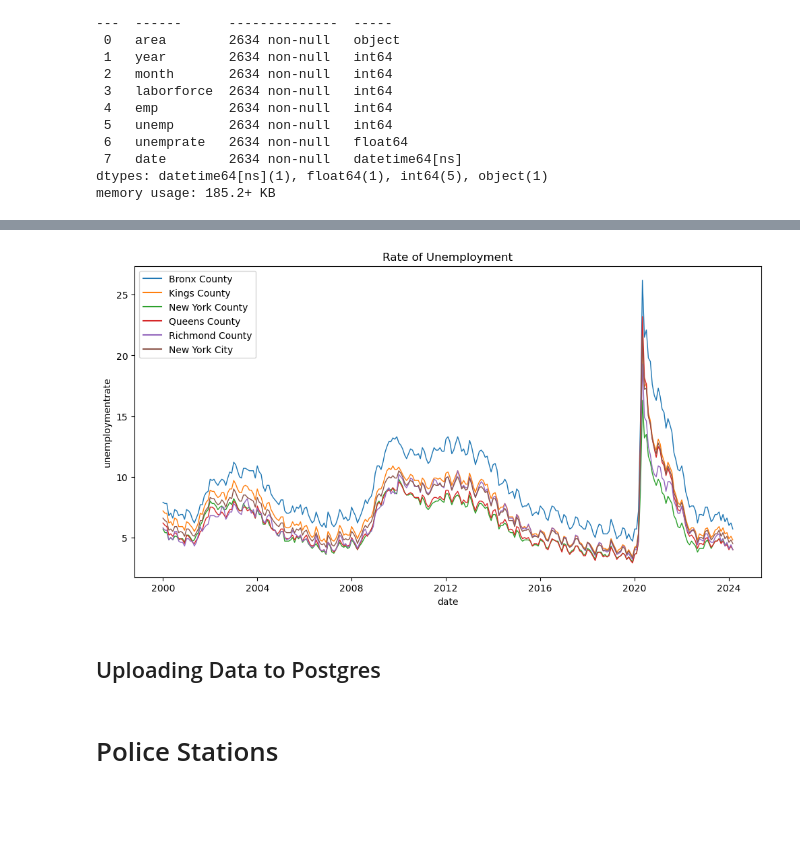
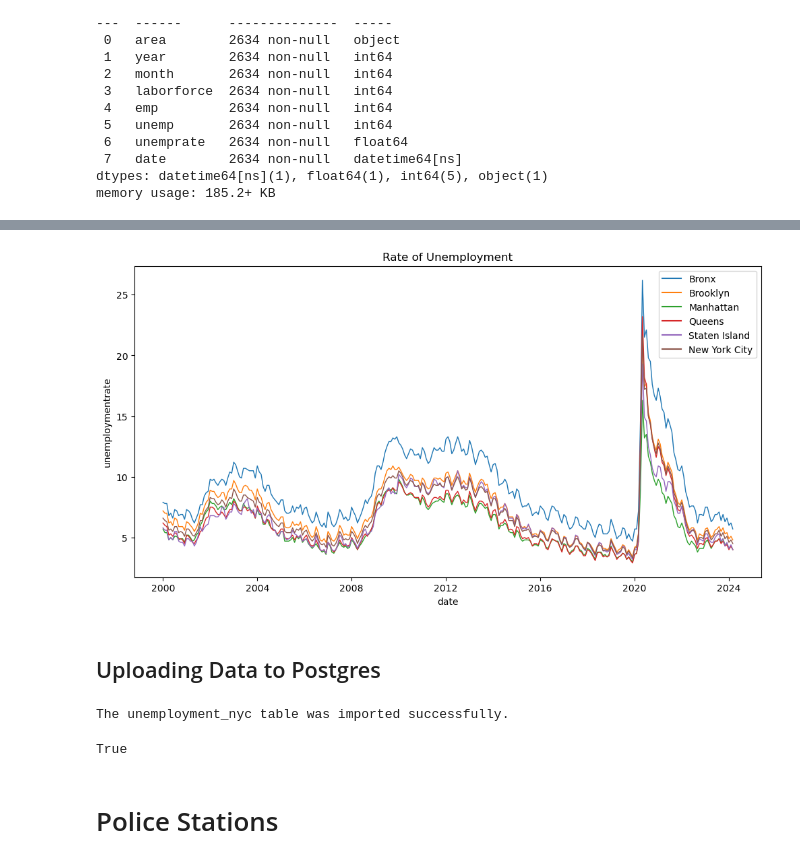
Before and after one commit to Jeff-Brady/crime_nerds, a Jupyter notebook: Notebook_Franzi.ipynb, the cells around one changed output, grey strips where cells are left out. Drawn from its saved outputs; the diff is of its cells as text; code cells hidden in the pictures; blank space fills up the shorter version.

Commit message:
combined crime data with unemployment

```diff
--- a/Notebook_Franzi.ipynb
+++ b/Notebook_Franzi.ipynb
@@ -529,0 +537,6 @@ memory usage: 185.2+ KB
+# %%
+borough_names ={'Bronx County' : "Bronx", 'Kings County' : "Brooklyn", 'New York County' : "Manhattan", 'Queens County' : "Queens",
+       'Richmond County' : "Staten Island", 'New York City' : "New York City"}
+# %%
+nyc_unemployment['borough'] = nyc_unemployment['area'].map(borough_names)
+nyc_unemployment.head()
@@ -529,0 +555,3 @@ memory usage: 185.2+ KB
+# %%
+nyc_unemployment.drop('area', axis=1, inplace=True)
+nyc_unemployment.head()
@@ -530,25 +565,25 @@ memory usage: 185.2+ KB
 # %%
 #filtering for starting at 2000
 nyc_unemployment_filtered = nyc_unemployment[nyc_unemployment['date'].dt.year >= 2000]
 
 plt.figure(figsize=(12, 6))
 
 # Create the histogram with 'waiting_for_truck_time'
-sns.lineplot(x='date',y = 'unemprate', hue='area', data=nyc_unemployment_filtered, linewidth=1, color='palevioletred')
+sns.lineplot(x='date',y = 'unemprate', hue='borough', data=nyc_unemployment_filtered, linewidth=1, color='palevioletred')
 # Fill the area under the curve with blue color
 #plt.fill_between(harrisburg_full['Date '], harrisburg_full['pct_cancelled'], color='palevioletred', alpha=0.3)
 # Set labels and title
 ##plt.xlabel('pct_cancelled')
 plt.ylabel('unemploymentrate')
 plt.title('Rate of Unemployment')
 
 # Show the legend
 plt.legend()
 
 # Show the plot
 plt.show()
 # %% [output]
-[figure, old version]
+[figure, new version]
 # %% [markdown]
 ## Uploading Data to Postgres
 # %%
@@ -576,11 +611,15 @@ if engine!=None:
     except (Exception, psycopg2.DatabaseError) as error:
         print(error)
         engine = None
+# %% [output]
+The unemployment_nyc table was imported successfully.
 # %%
 table_name_sql = f'''SELECT count(*)
                     FROM {schema}.{table_name}
                     '''
 engine.execute(table_name_sql).fetchall()[0][0] == nyc_unemployment.shape[0]
+# %% [output]
+True
 # %% [markdown]
 # Police Stations
 # %% [markdown]
```
Also changed, not shown: parts of 5 cells of this notebook, 1 other file.
